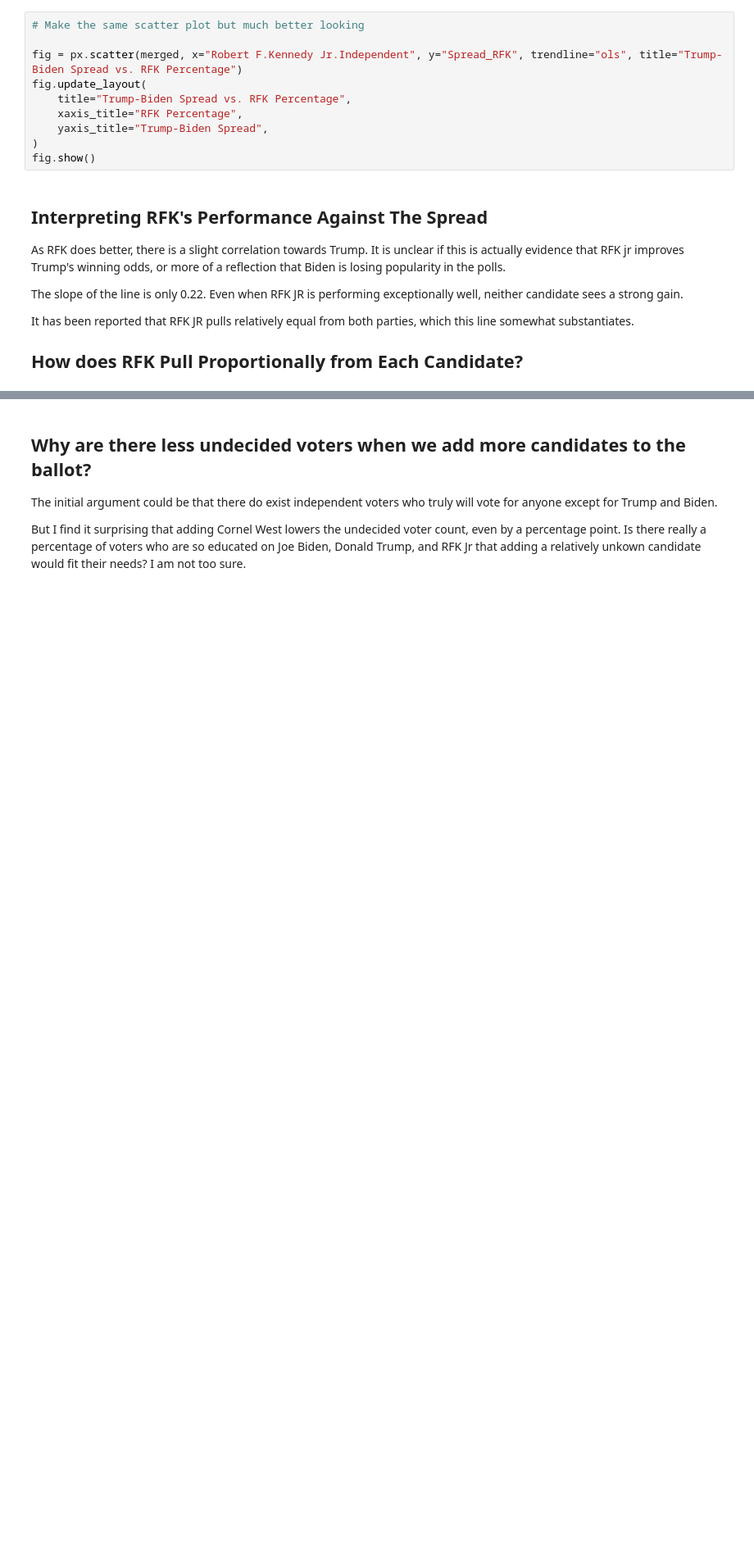
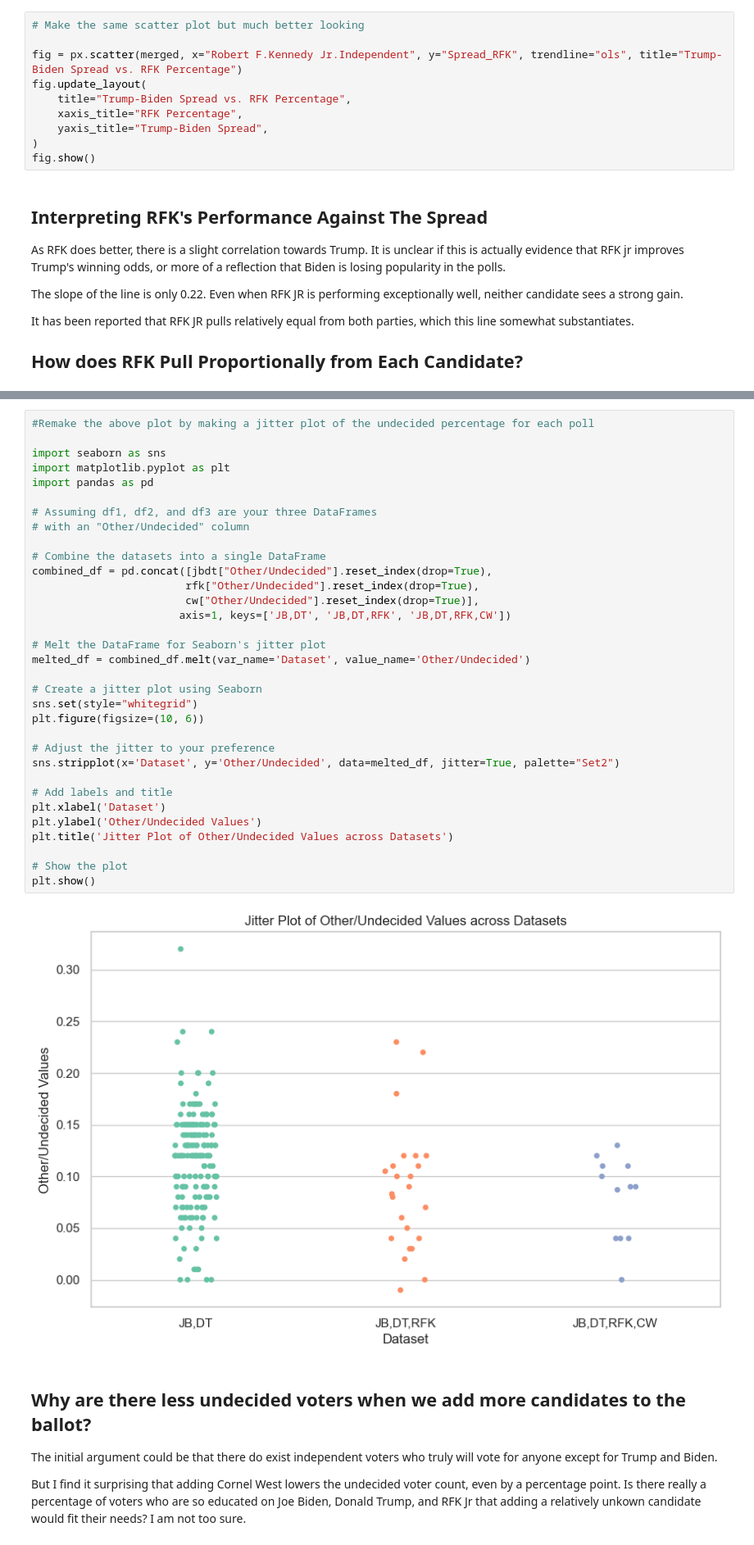
Before and after one commit to robertfeldstein/Election2024, a Jupyter notebook: rfkjr.ipynb, the cells around one changed output, grey strips where cells are left out. Shown at 82% size. Cells and saved outputs as stored; diff of their text form; blank space fills up the shorter version.

```diff
--- a/rfkjr.ipynb
+++ b/rfkjr.ipynb
@@ -242,6 +244,41 @@ Average percentage of undecided voters for Joe Biden and Donald Trump:  0.117816
 Average percentage of undecided voters for Joe Biden, Donald Trump, Robert F. Kennedy Jr.:  0.08741666666666666
 Average percentage of undecided voters for Joe Biden, Donald Trump, RFK Jr, Cornel West :  0.07975
 [figure]
+# %%
+#Remake the above plot by making a jitter plot of the undecided percentage for each poll
+
+import seaborn as sns
+import matplotlib.pyplot as plt
+import pandas as pd
+
+# Assuming df1, df2, and df3 are your three DataFrames
+# with an "Other/Undecided" column
+
+# Combine the datasets into a single DataFrame
+combined_df = pd.concat([jbdt["Other/Undecided"].reset_index(drop=True),
+                        rfk["Other/Undecided"].reset_index(drop=True),
+                        cw["Other/Undecided"].reset_index(drop=True)],
+                       axis=1, keys=['JB,DT', 'JB,DT,RFK', 'JB,DT,RFK,CW'])
+
+# Melt the DataFrame for Seaborn's jitter plot
+melted_df = combined_df.melt(var_name='Dataset', value_name='Other/Undecided')
+
+# Create a jitter plot using Seaborn
+sns.set(style="whitegrid")
+plt.figure(figsize=(10, 6))
+
+# Adjust the jitter to your preference
+sns.stripplot(x='Dataset', y='Other/Undecided', data=melted_df, jitter=True, palette="Set2")
+
+# Add labels and title
+plt.xlabel('Dataset')
+plt.ylabel('Other/Undecided Values')
+plt.title('Jitter Plot of Other/Undecided Values across Datasets')
+
+# Show the plot
+plt.show()
+# %% [output]
+[figure, added]
 # %% [markdown]
 ## Why are there less undecided voters when we add more candidates to the ballot?
 
```
Also changed, not shown: parts of 6 cells of this notebook, 1 other file.
